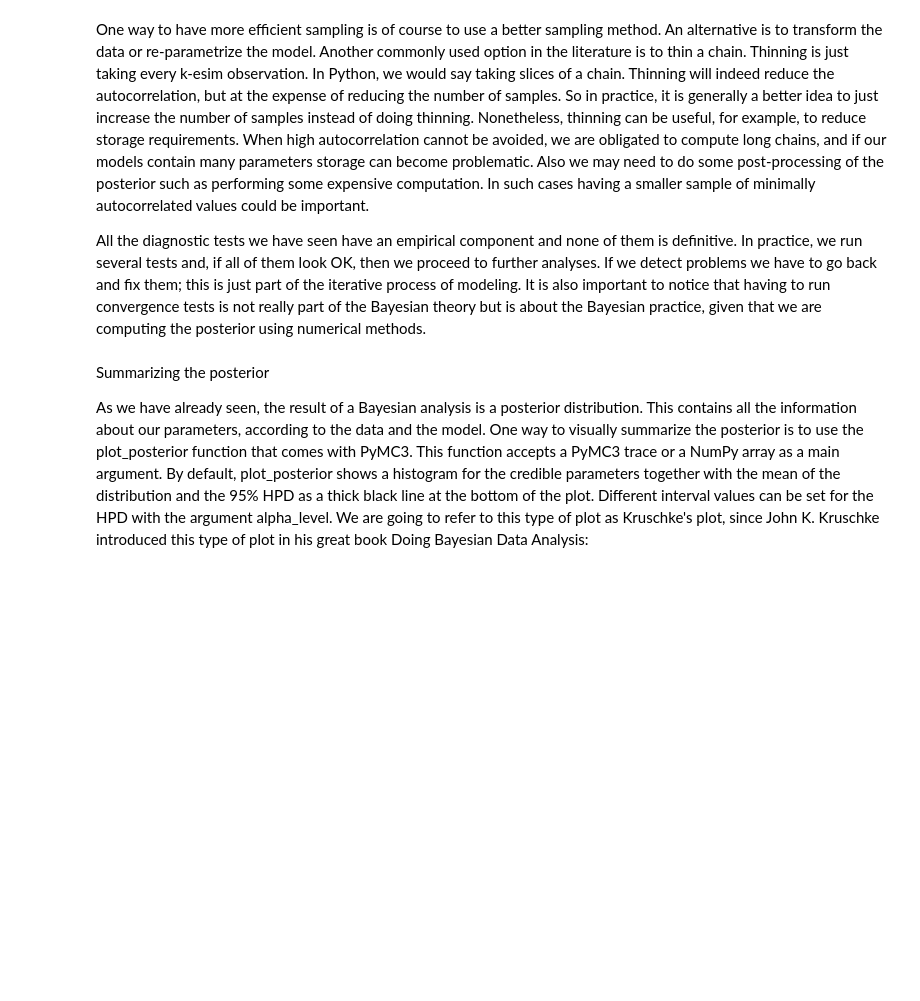
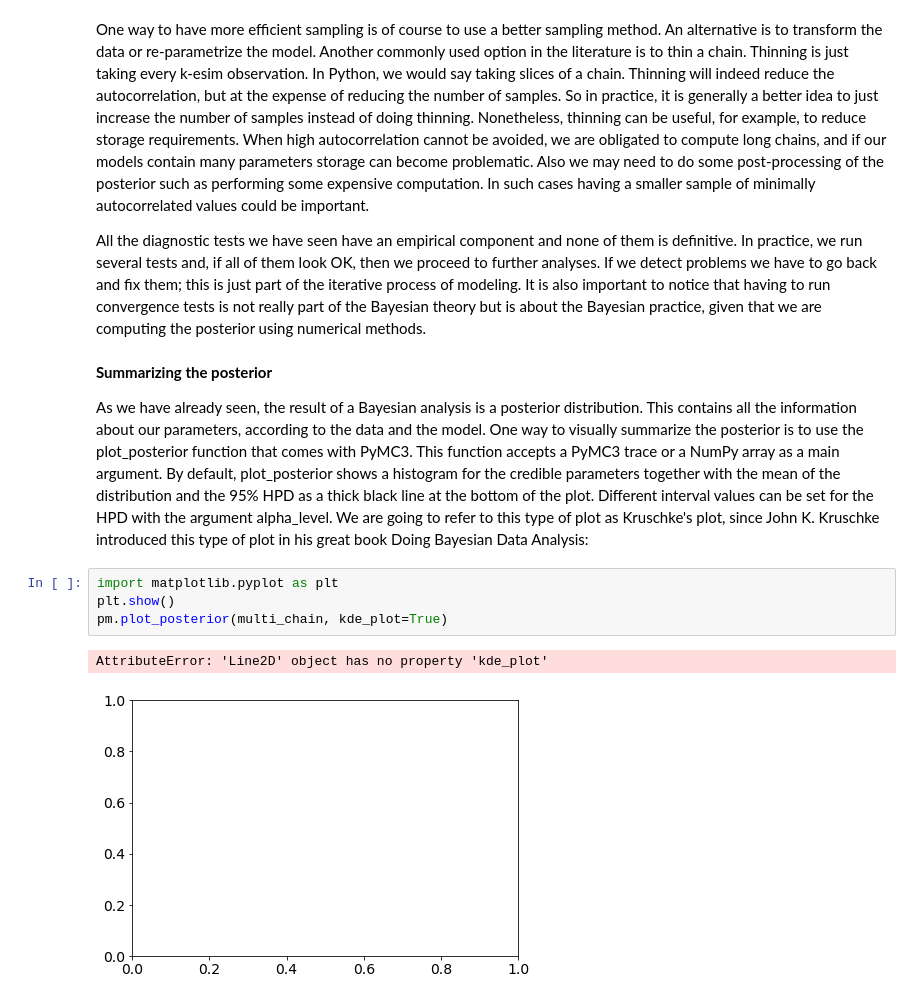
Before and after one commit to erikapat/ML_ALGORITHMS_TEST, a Jupyter notebook: BayesianModels/1.intro.ipynb, the cells around one changed output. Cells and saved outputs as stored; diff of their text form; blank space fills up the shorter version.

```diff
--- a/BayesianModels/1.intro.ipynb
+++ b/BayesianModels/1.intro.ipynb
@@ -189,7 +209,14 @@ of samples. So in practice, it is generally a better idea to just increase the n
 
 All the diagnostic tests we have seen have an empirical component and none of them is definitive. In practice, we run several tests and, if all of them look OK, then we proceed to further analyses. If we detect problems we have to go back and fix them; this is just part of the iterative process of modeling. It is also important to notice that having to run convergence tests is not really part of the Bayesian theory but is about the Bayesian practice, given that we are computing the posterior using numerical methods.
 # %% [markdown]
-Summarizing the posterior
+**Summarizing the posterior**
 
 As we have already seen, the result of a Bayesian analysis is a posterior distribution. This contains all the information about our parameters, according to the data and the model. One way to visually summarize the posterior is to use the plot_posterior function that comes with PyMC3. This function accepts a PyMC3 trace or a NumPy array as a main argument. By default, plot_posterior shows a histogram for the credible parameters together with the mean of the distribution and the 95% HPD as a thick black line at the bottom of the plot. Different interval values can be set for the HPD with the argument alpha_level. We are going to refer to this type of plot as Kruschke's plot, since John K. Kruschke introduced this type of plot in his great book Doing Bayesian Data Analysis:
+# %%
+import matplotlib.pyplot as plt
+plt.show()
+pm.plot_posterior(multi_chain, kde_plot=True)
+# %% [output]
+AttributeError: 'Line2D' object has no property 'kde_plot'
+[figure, added]
 # %%
```
Also changed, not shown: parts of 8 cells of this notebook, 10 other files.
